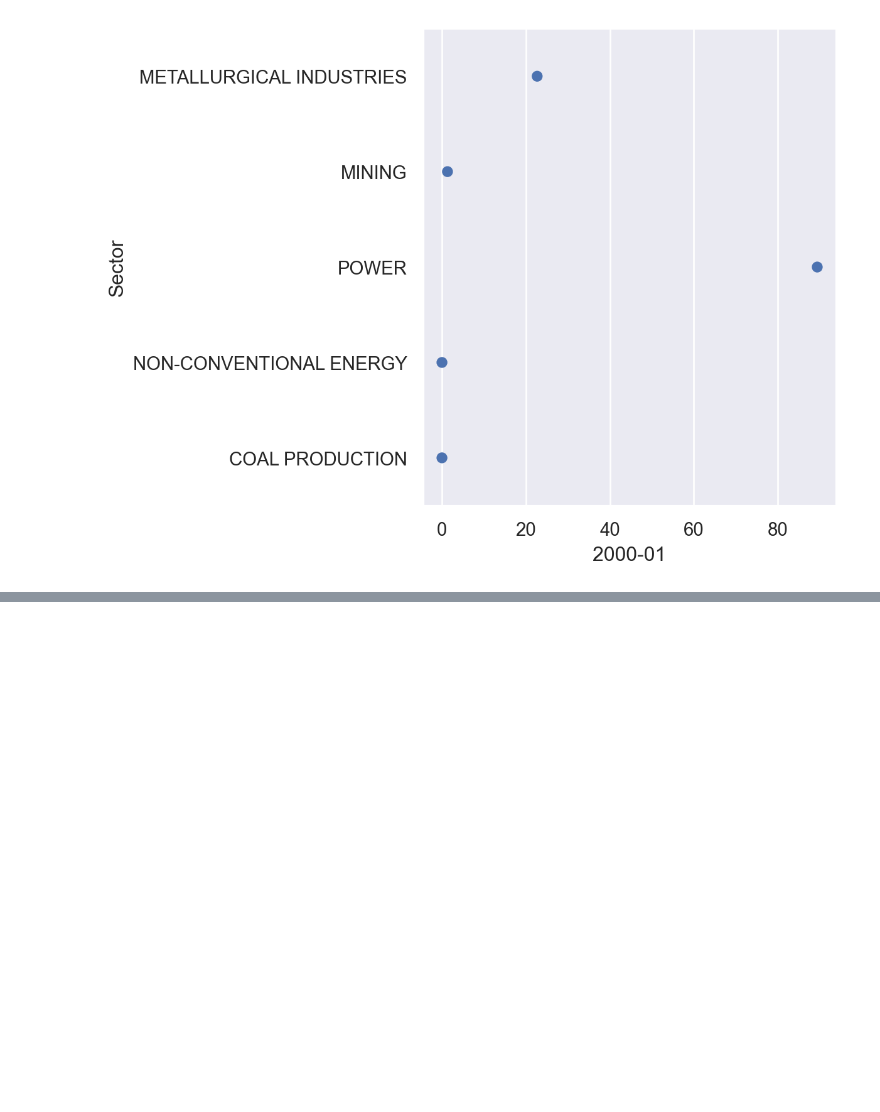
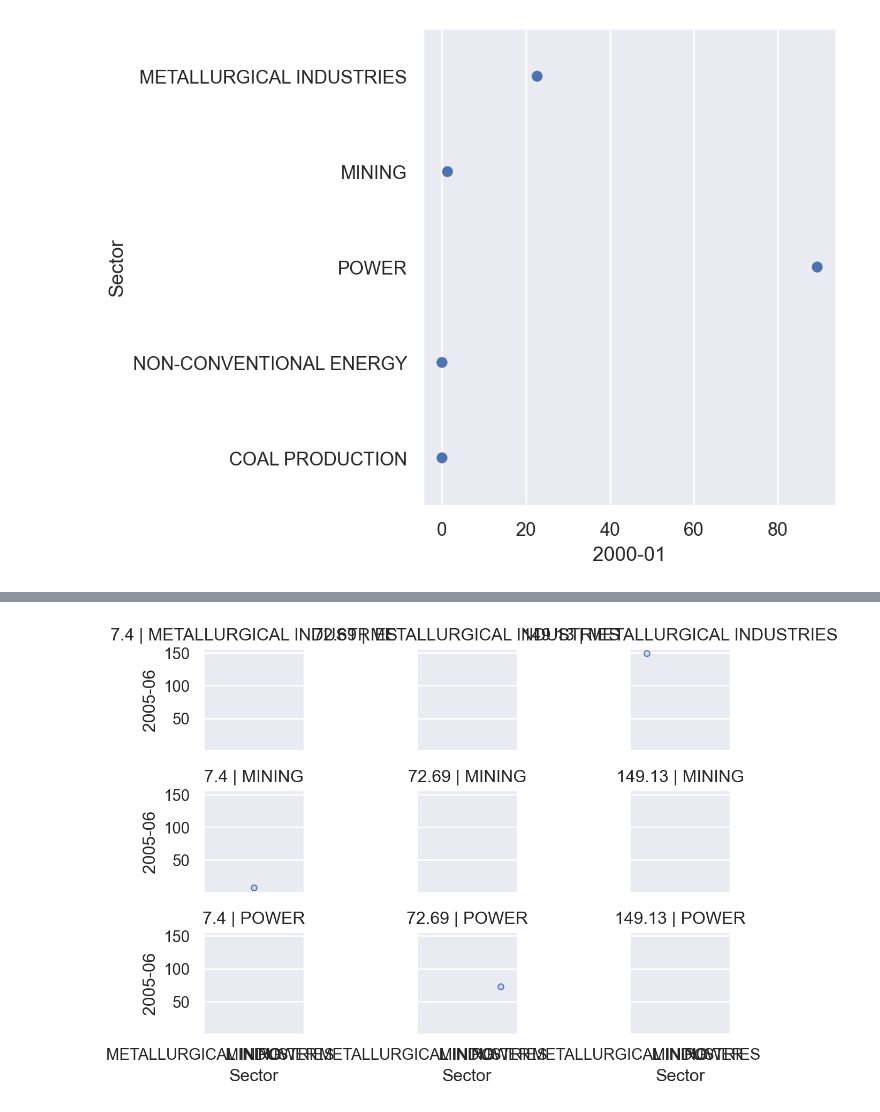
Before and after one commit to Apurv48/Foreign-Direct-Investment-Analytics, a Jupyter notebook: Foreign Direct Investment Analytics.ipynb, the cells around one changed output, grey strips where cells are left out. Drawn from its saved outputs; the diff is of its cells as text; code cells hidden in the pictures; blank space fills up the shorter version.

```diff
--- a/Foreign Direct Investment Analytics.ipynb
+++ b/Foreign Direct Investment Analytics.ipynb
@@ -351,0 +358,5 @@ p
+# %%
+p = so.Plot(data.head(3), "Sector", "2005-06").add(so.Dots())
+p.facet('2005-06','Sector')
+# %% [output]
+[figure, added]
```
Also changed, not shown: parts of 1 cell of this notebook.
